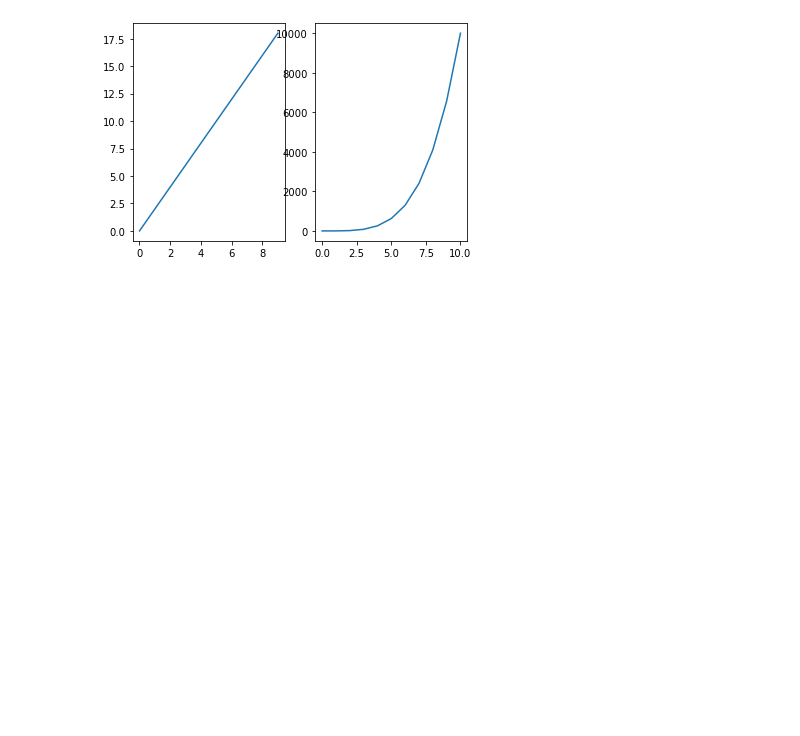
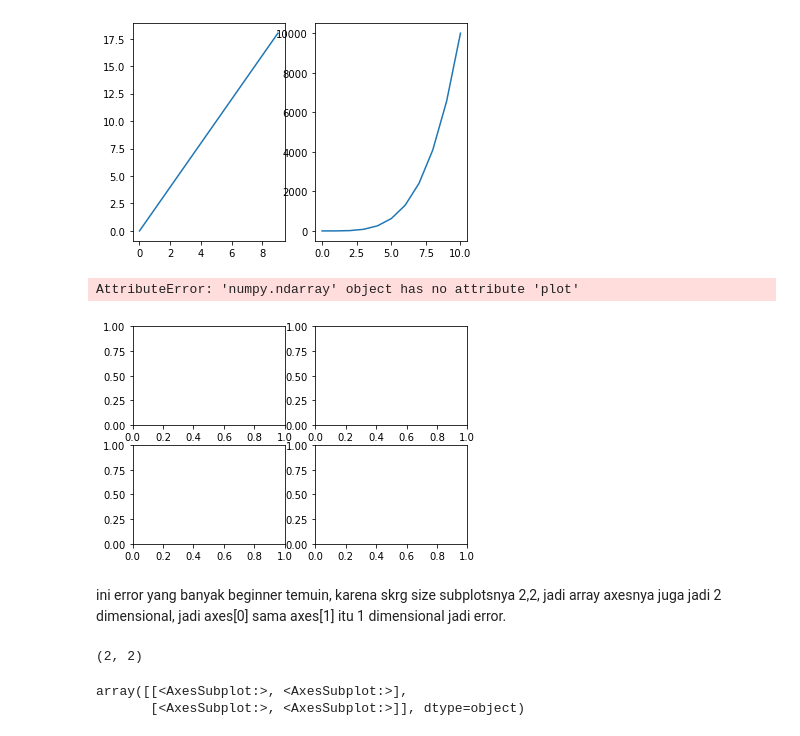
Before and after one commit to calvinlinardy/My-Python-Learning, a Jupyter notebook: Jupyter Notebook/Udemy Study/Machine Learning/Matplotlib/Matplotlib SubPlots.ipynb, the cells around one changed output. Cells and saved outputs as stored; diff of their text form; code cells hidden in the pictures; blank space fills up the shorter version.

```diff
--- a/Jupyter Notebook/Udemy Study/Machine Learning/Matplotlib/Matplotlib SubPlots.ipynb
+++ b/Jupyter Notebook/Udemy Study/Machine Learning/Matplotlib/Matplotlib SubPlots.ipynb
@@ -73,3 +74,23 @@ axes[0].plot(x,y)
 axes[1].plot(a,b);
 # %% [output]
 [figure]
+# %%
+# skrg kita tambahin rows nya jadi 2x2
+fig,axes = plt.subplots(nrows=2,ncols=2)
+
+axes[0].plot(x,y)
+axes[1].plot(a,b);
+# %% [output]
+AttributeError: 'numpy.ndarray' object has no attribute 'plot'
+[figure, added]
+# %% [markdown]
+ini error yang banyak beginner temuin, karena skrg size subplotsnya 2,2, jadi array axesnya juga jadi 2 dimensional, jadi axes[0] sama axes[1] itu 1 dimensional jadi error.
+# %%
+axes.shape
+# %% [output]
+(2, 2)
+# %%
+axes
+# %% [output]
+array([[<AxesSubplot:>, <AxesSubplot:>],
+       [<AxesSubplot:>, <AxesSubplot:>]], dtype=object)
```
Also changed, not shown: parts of 4 cells of this notebook.
